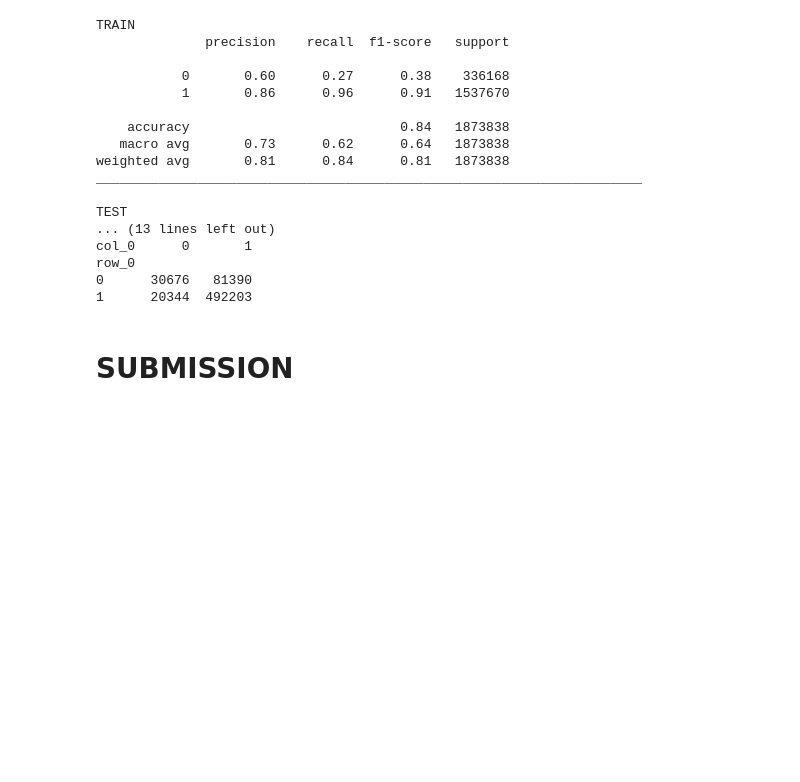
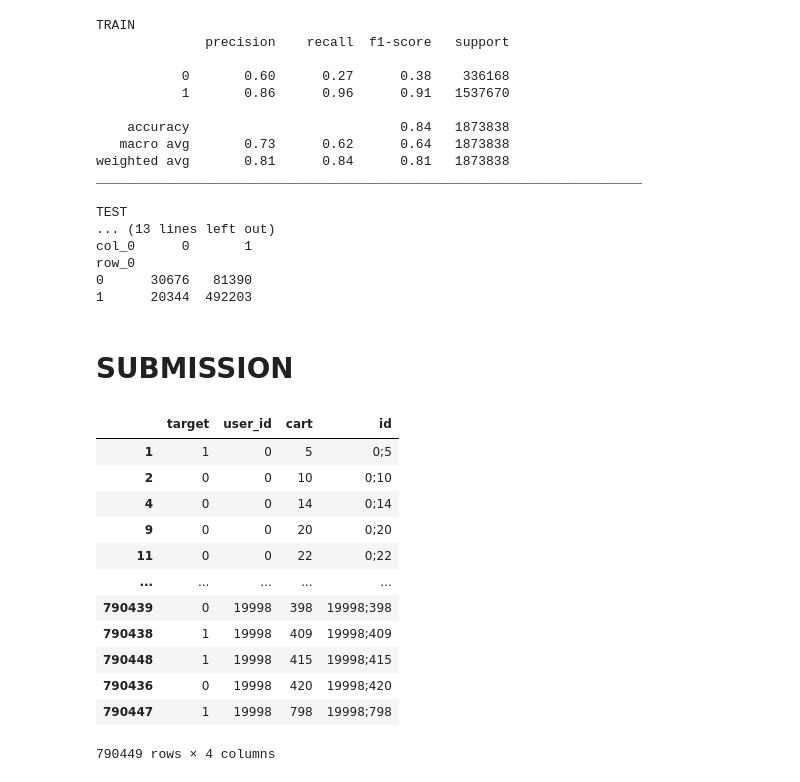
Before and after one commit to rttrif/TrifonovRS.Data_Analysiss_Portfolio.github.io, a Jupyter notebook: Machine Learning/Project 2 - SberMarket Competition/End_to_end_ML_project.ipynb, the cells around one changed output. Saved outputs shown, nothing was run; the diff lists cells and outputs as text; code cells hidden in the pictures; blank space fills up the shorter version.

```diff
--- a/Machine Learning/Project 2 - SberMarket Competition/End_to_end_ML_project.ipynb
+++ b/Machine Learning/Project 2 - SberMarket Competition/End_to_end_ML_project.ipynb
@@ -711,4 +711,4 @@ row_0
 # %% [markdown]
 # SUBMISSION
 # %%
-y_pred = rs_rf.predict(test_df.drop("target", axis=1))
+y_pred = rs_rf.predict(test_df[['user_id','item_id']])
@@ -719,0 +715,22 @@ subm_df.to_csv('submission.csv', index=False)
+# %%
+test_df['target'] = y_pred
+# %%
+test_df.sort_values(['user_id', 'item_id'], ascending=True, inplace=True)
+test_df = test_df.rename(columns={"item_id": "cart"})
+# %%
+test_df['id'] = test_df.user_id.apply(str) + ';' + test_df.cart.apply(str)
+test_df
+# %% [output]
+|  | target | user_id | cart | id |
+| 1 | 1 | 0 | 5 | 0;5 |
+| 2 | 0 | 0 | 10 | 0;10 |
+| 4 | 0 | 0 | 14 | 0;14 |
+| 9 | 0 | 0 | 20 | 0;20 |
+| 11 | 0 | 0 | 22 | 0;22 |
+| ... | ... | ... | ... | ... |
+| 790439 | 0 | 19998 | 398 | 19998;398 |
+| 790438 | 1 | 19998 | 409 | 19998;409 |
+| 790448 | 1 | 19998 | 415 | 19998;415 |
+| 790436 | 0 | 19998 | 420 | 19998;420 |
+| 790447 | 1 | 19998 | 798 | 19998;798 |
+790449 rows × 4 columns
```
Also changed, not shown: parts of 2 cells of this notebook.
